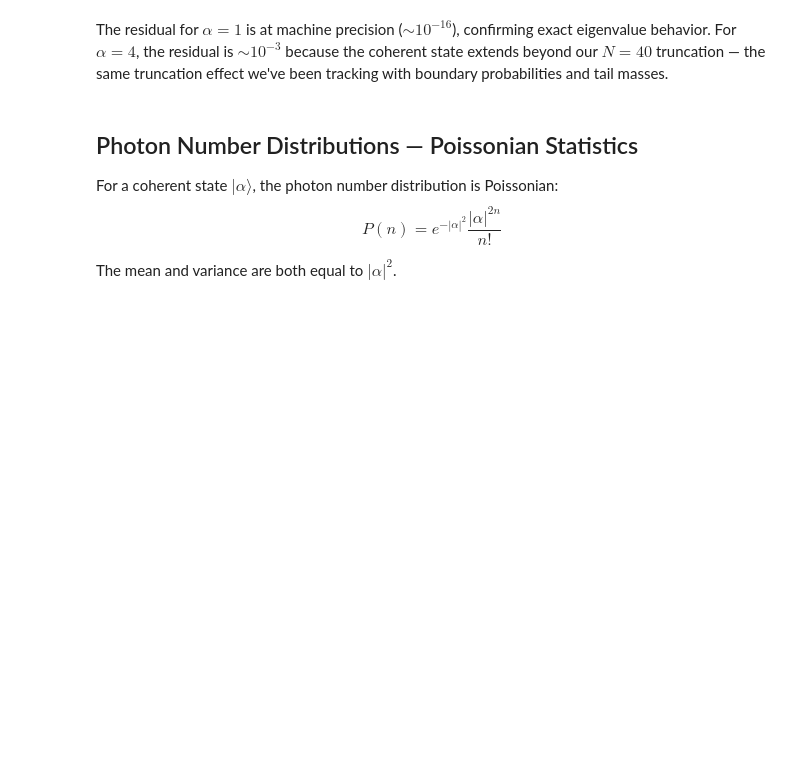
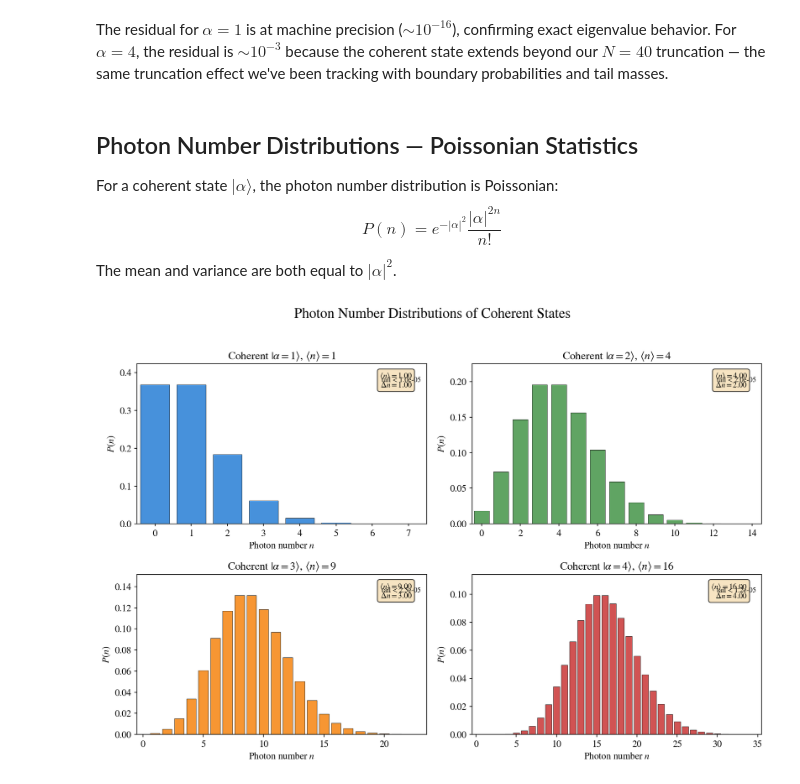
Before and after one commit to abbas-ahmad-cowlar/quantum-states-of-light, a Jupyter notebook: notebooks/02_coherent_states.ipynb, the cells around one changed output. Drawn from its saved outputs; the diff is of its cells as text; code cells hidden in the pictures; blank space fills up the shorter version.

Commit message:
Add 02 coherent states cell 11: fig, axes = plt.subplots(2, 2, figsize=(12, 8))

```diff
--- a/notebooks/02_coherent_states.ipynb
+++ b/notebooks/02_coherent_states.ipynb
@@ -170,3 +170,30 @@ For a coherent state $|\alpha\rangle$, the photon number distribution is Poisson
 $$P(n) = e^{-|\alpha|^2} \frac{|\alpha|^{2n}}{n!}$$
 
 The mean and variance are both equal to $|\alpha|^2$.
+# %%
+fig, axes = plt.subplots(2, 2, figsize=(12, 8))
+colors = ['#1976D2', '#388E3C', '#F57C00', '#C62828']
+
+for idx, (alpha, color) in enumerate(zip(alphas, colors)):
+    ax = axes[idx // 2, idx % 2]
+    state = coherent_states[alpha]
+    n_plot = cutoff_from_tail(
+        lambda cutoff, alpha=alpha: coherent_tail(cutoff, alpha),
+        tolerance=1e-3,
+        start=int(alpha**2 + 5*np.sqrt(alpha**2 + 1)),
+    )
+    tail_omitted = coherent_tail(n_plot, alpha)
+    plot_photon_distribution(state, n_max=n_plot,
+                             title=rf'Coherent $|\alpha={alpha:.0f}\rangle$, '
+                                   rf'$\langle n \rangle = {alpha**2:.0f}$',
+                             ax=ax, color=color, show_stats=True)
+    ax.text(0.98, 0.92, f"tail < {tail_omitted:.1e}",
+            transform=ax.transAxes, ha='right', va='top', fontsize=9)
+
+plt.suptitle('Photon Number Distributions of Coherent States', fontsize=18, y=1.02)
+plt.tight_layout()
+plt.savefig(FIG_DIR / 'coherent_photon_distributions.png', bbox_inches='tight', dpi=300)
+plt.savefig(FIG_DIR / 'coherent_photon_distributions.svg', bbox_inches='tight')
+plt.show()
+# %% [output]
+[figure, added]
```
